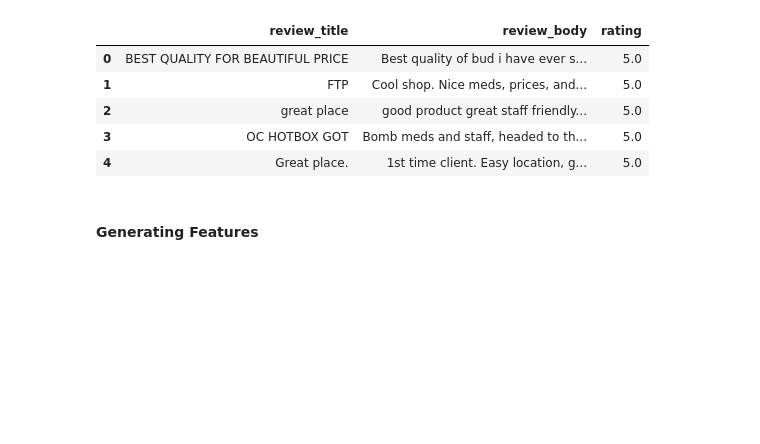
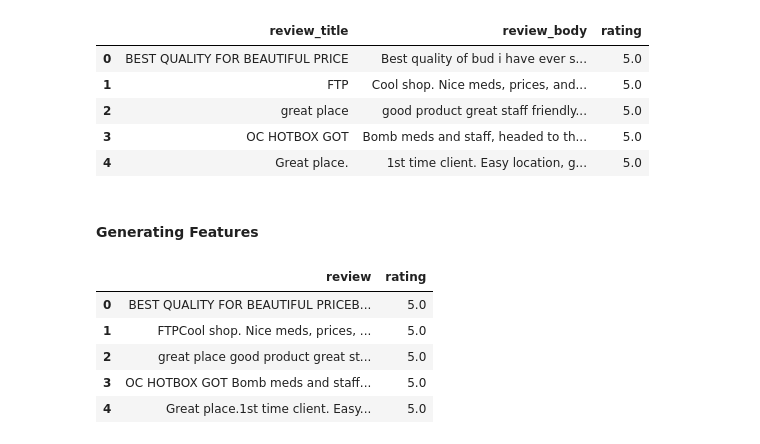
Before and after one commit to slvkmr/DataCleaning, a Jupyter notebook: predict rating.ipynb, the cells around one changed output. Cells and saved outputs as stored; diff of their text form; code cells hidden in the pictures; blank space fills up the shorter version.

```diff
--- a/predict rating.ipynb
+++ b/predict rating.ipynb
@@ -91,3 +91,15 @@ rating_df.head()
 | 4 | Great place. | 1st time client. Easy location, g... | 5.0 |
 # %% [markdown]
 #### Generating Features
+# %%
+rating_df['review'] =  rating_df['review_title'] + ' '  rating_df['review_body']
+rating_df = rating_df[['review','rating']]
+# %%
+rating_df.head()
+# %% [output]
+|  | review | rating |
+| 0 | BEST QUALITY FOR BEAUTIFUL PRICEB... | 5.0 |
+| 1 | FTPCool shop. Nice meds, prices, ... | 5.0 |
+| 2 | great place good product great st... | 5.0 |
+| 3 | OC HOTBOX GOT Bomb meds and staff... | 5.0 |
+| 4 | Great place.1st time client. Easy... | 5.0 |
```
